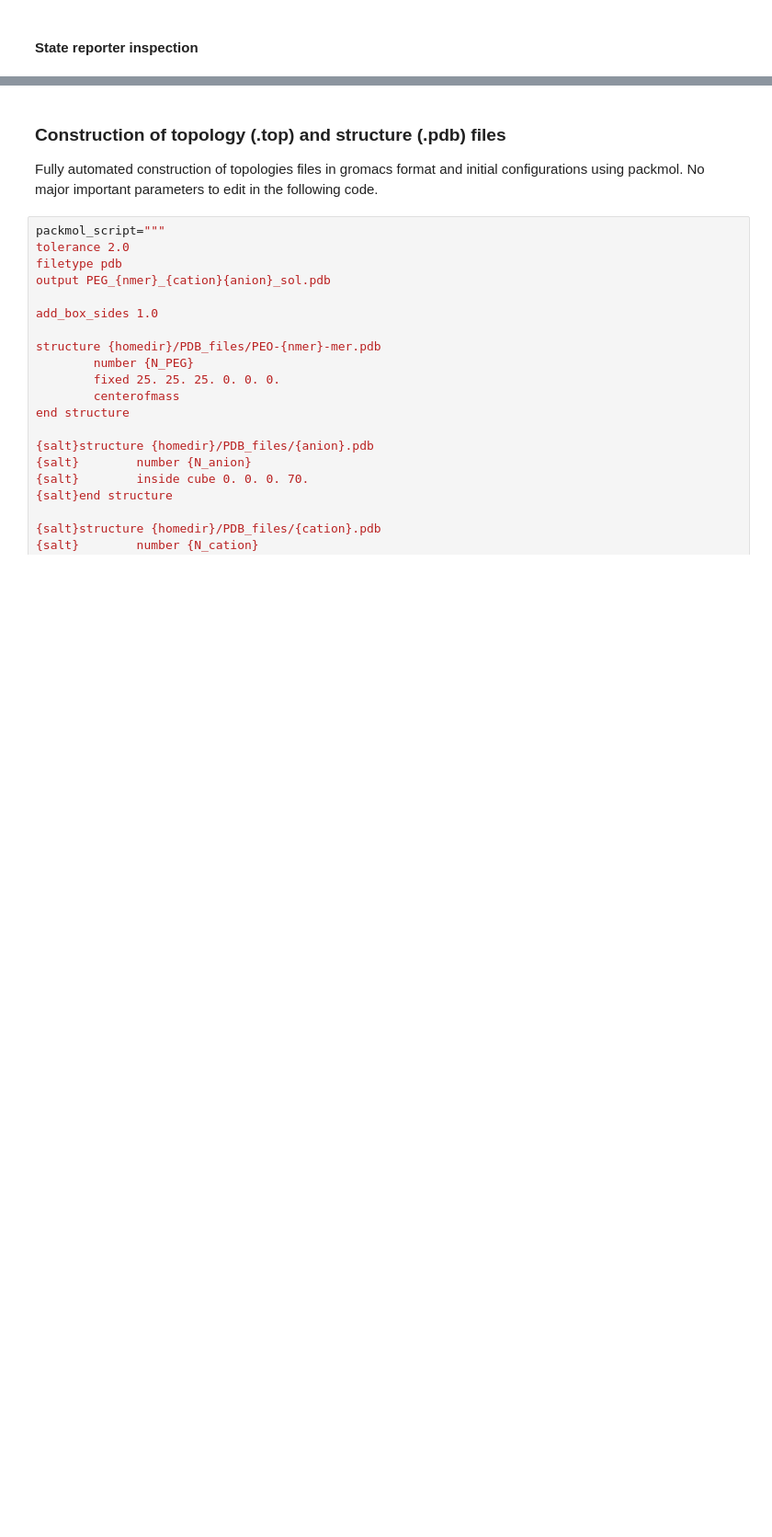
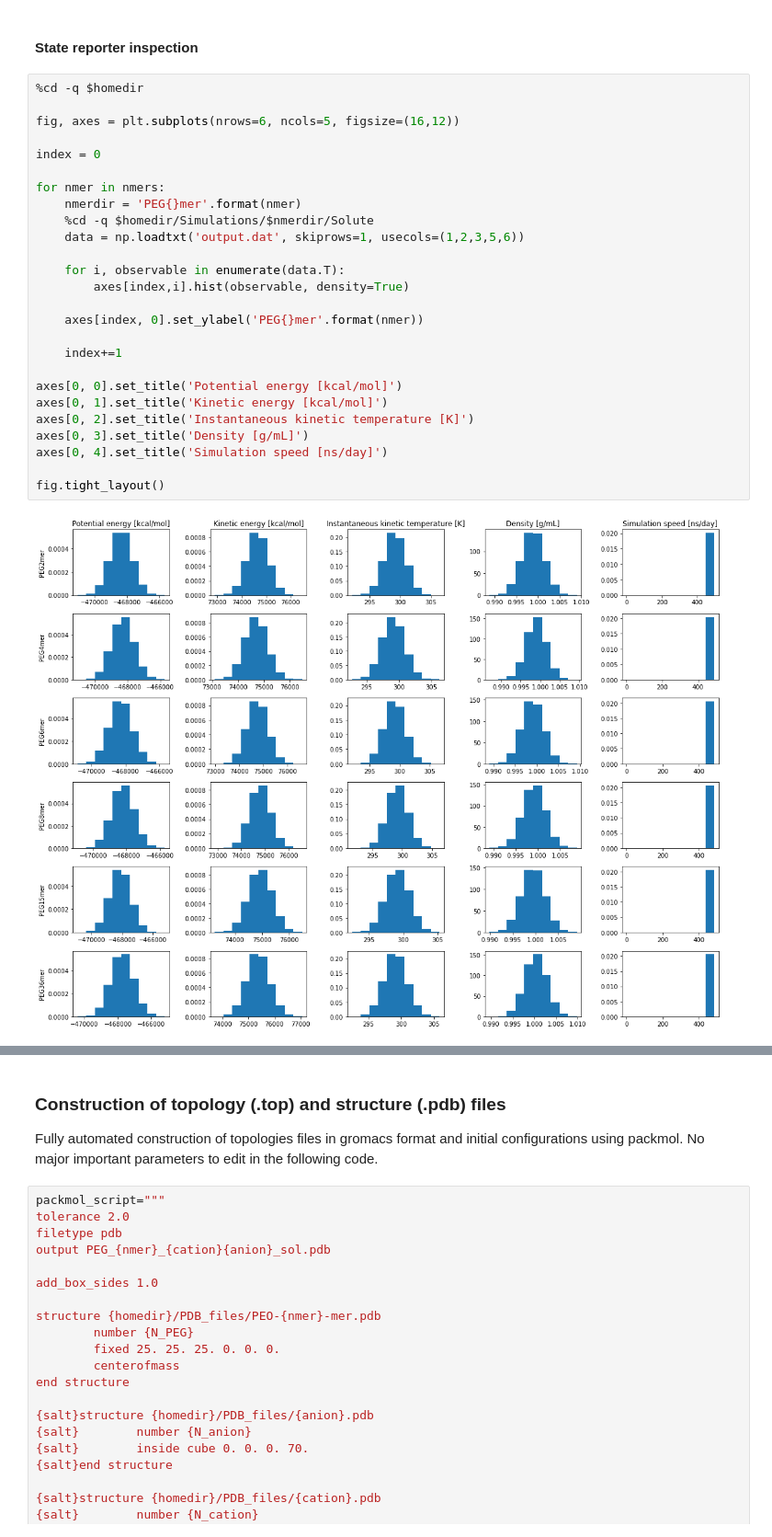
Before and after one commit to SHervoe-Hansen/PEO_solubility_in_NaCl, a Jupyter notebook: Simulations_NEW_SCHEME.ipynb, the cells around one changed output, grey strips where cells are left out. Shown at 92% size. Saved outputs shown, nothing was run; the diff lists cells and outputs as text; blank space fills up the shorter version.

Commit message:
Added fixed solute configuration simulations to new scheme notebook

```diff
--- a/Simulations_NEW_SCHEME.ipynb
+++ b/Simulations_NEW_SCHEME.ipynb
@@ -227,5 +229,33 @@ if GENERATE_SOLUTE:
         traj.save_xtc('Simulations/PEG{}mer/Solute/trajectory_dry.xtc'.format(nmer), force_overwrite=True)
 # %% [markdown]
 #### State reporter inspection
+# %%
+%cd -q $homedir
+
+fig, axes = plt.subplots(nrows=6, ncols=5, figsize=(16,12))
+
+index = 0
+
+for nmer in nmers:
+    nmerdir = 'PEG{}mer'.format(nmer)
+    %cd -q $homedir/Simulations/$nmerdir/Solute
+    data = np.loadtxt('output.dat', skiprows=1, usecols=(1,2,3,5,6))
+
+    for i, observable in enumerate(data.T):
+        axes[index,i].hist(observable, density=True)
+
+    axes[index, 0].set_ylabel('PEG{}mer'.format(nmer))
+
+    index+=1
+
+axes[0, 0].set_title('Potential energy [kcal/mol]')
+axes[0, 1].set_title('Kinetic energy [kcal/mol]')
+axes[0, 2].set_title('Instantaneous kinetic temperature [K]')
+axes[0, 3].set_title('Density [g/mL]')
+axes[0, 4].set_title('Simulation speed [ns/day]')
+
+fig.tight_layout()
+# %% [output]
+[figure, added]
 # %% [markdown]
 ### Step 2. Generation of Solvent Configurations at Constant Solute Configuration
```
Also changed, not shown: parts of 10 cells of this notebook.
